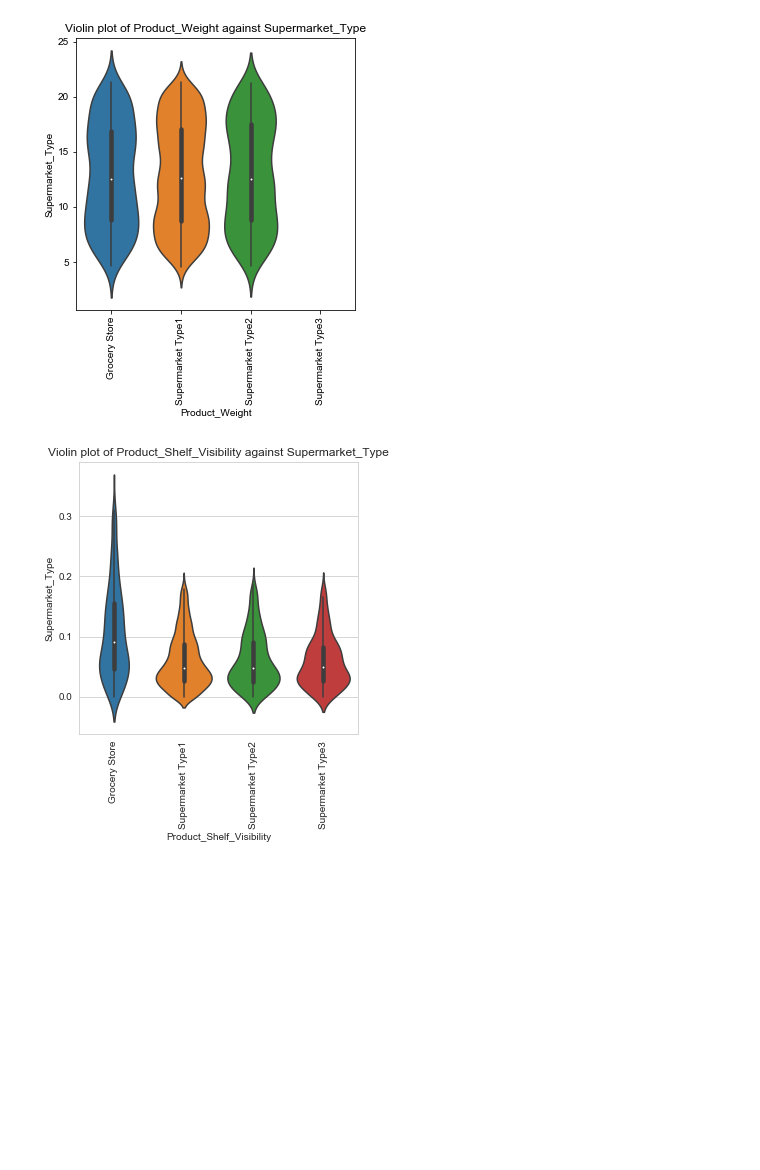
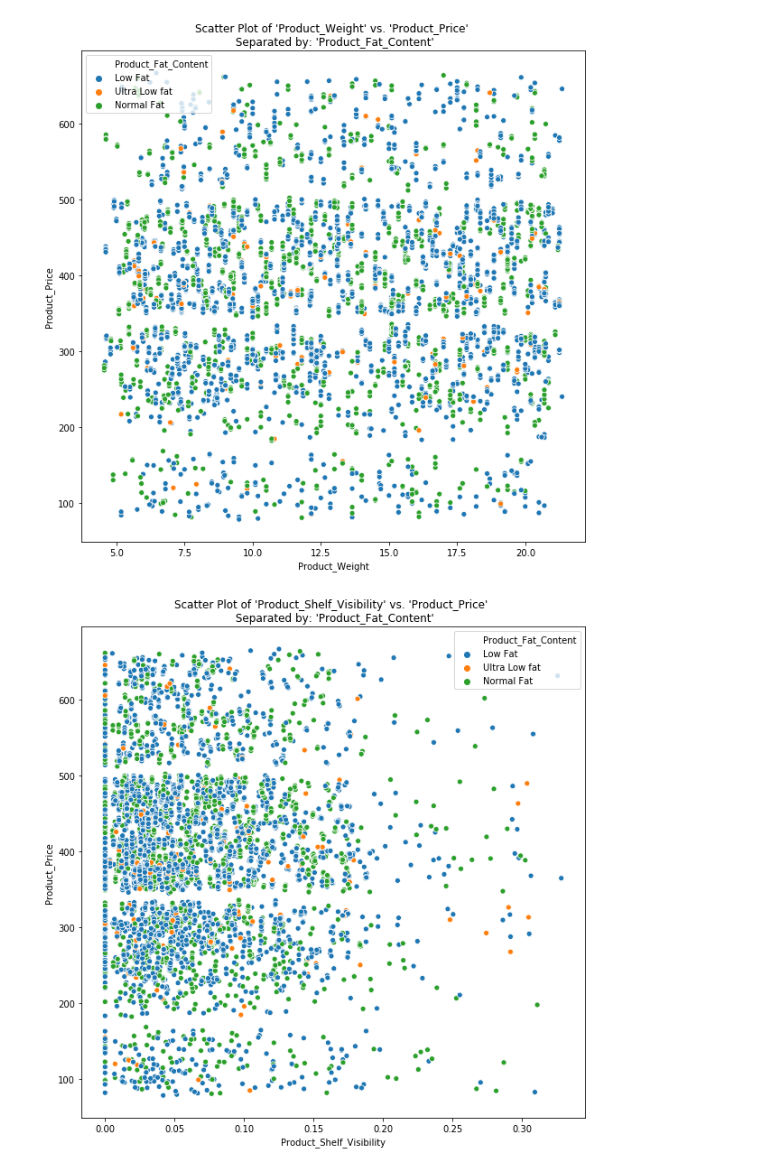
Before and after one commit to risenW/datasist, a Jupyter notebook: visualz/visualz/test.ipynb, the cells around one changed output. Saved outputs shown, nothing was run; the diff lists cells and outputs as text; code cells hidden in the pictures; blank space fills up the shorter version.

Commit message:
Add scatter_num_3_num_feat function

```diff
--- a/visualz/visualz/test.ipynb
+++ b/visualz/visualz/test.ipynb
@@ -23,7 +23,7 @@ cat_cols = ['Product_Type', 'Product_Fat_Content',
 num_cols = [ 'Product_Shelf_Visibility',
             'Product_Price', 'Supermarket_Opening_Year', 'Product_Supermarket_Sales']
 # %%
-structdata.violin_num_2_cat_target(newdata, target='Supermarket_Type')
+structdata.scatter_num_2_num_feat(newdata, target='Product_Price', separate_by='Product_Fat_Content')
 # %% [output]
-[figure, old version]
+[figure, new version]
-[figure, old version]
+[figure, new version]
```
Also changed, not shown: parts of 1 cell of this notebook, 1 other file.
